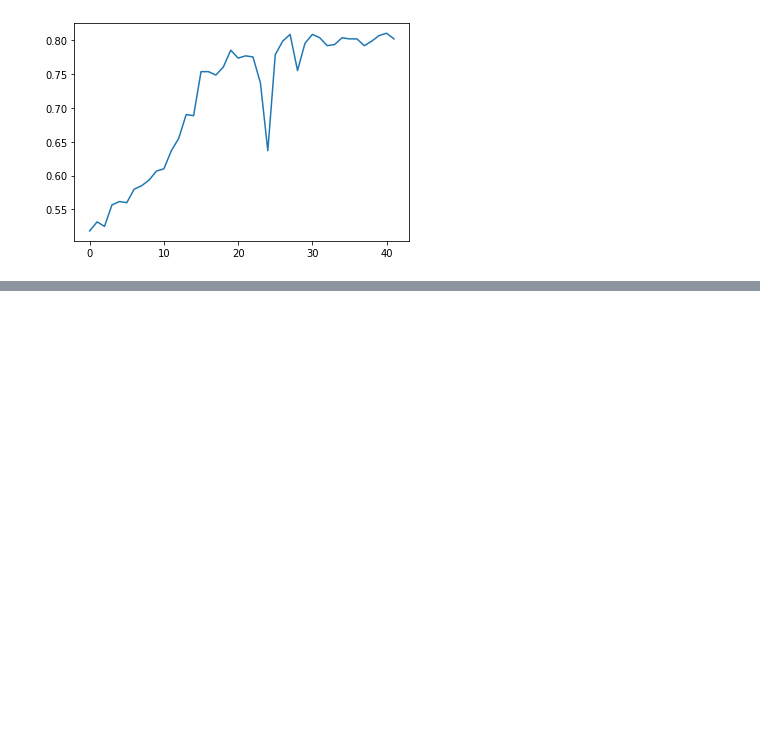
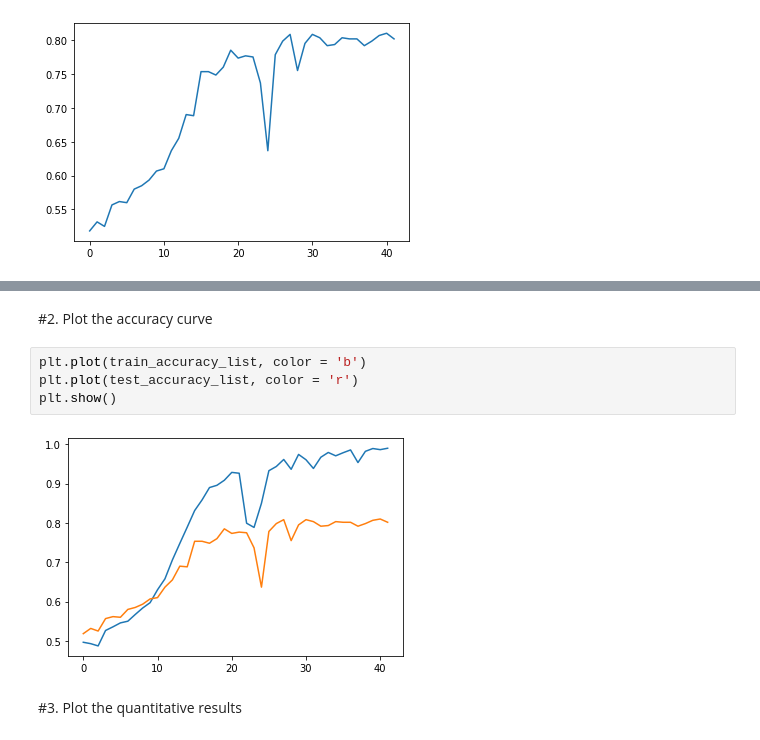
Before and after one commit to CJavaPython/AssignmentFolder, a Jupyter notebook: Assignment11/Assignment11.ipynb, the cells around one changed output, grey strips where cells are left out. Saved outputs shown, nothing was run; the diff lists cells and outputs as text; blank space fills up the shorter version.

```diff
--- a/Assignment11/Assignment11.ipynb
+++ b/Assignment11/Assignment11.ipynb
@@ -592,0 +374,10 @@ KeyboardInterrupt: ignored
+# %% [markdown]
+#2. Plot the accuracy curve
+# %%
+plt.plot(train_accuracy_list, color = 'b')
+plt.plot(test_accuracy_list, color = 'r')
+plt.show()
+# %% [output]
+[figure, added]
+# %% [markdown]
+#3. Plot the quantitative results
```
Also changed, not shown: parts of 11 cells of this notebook.
